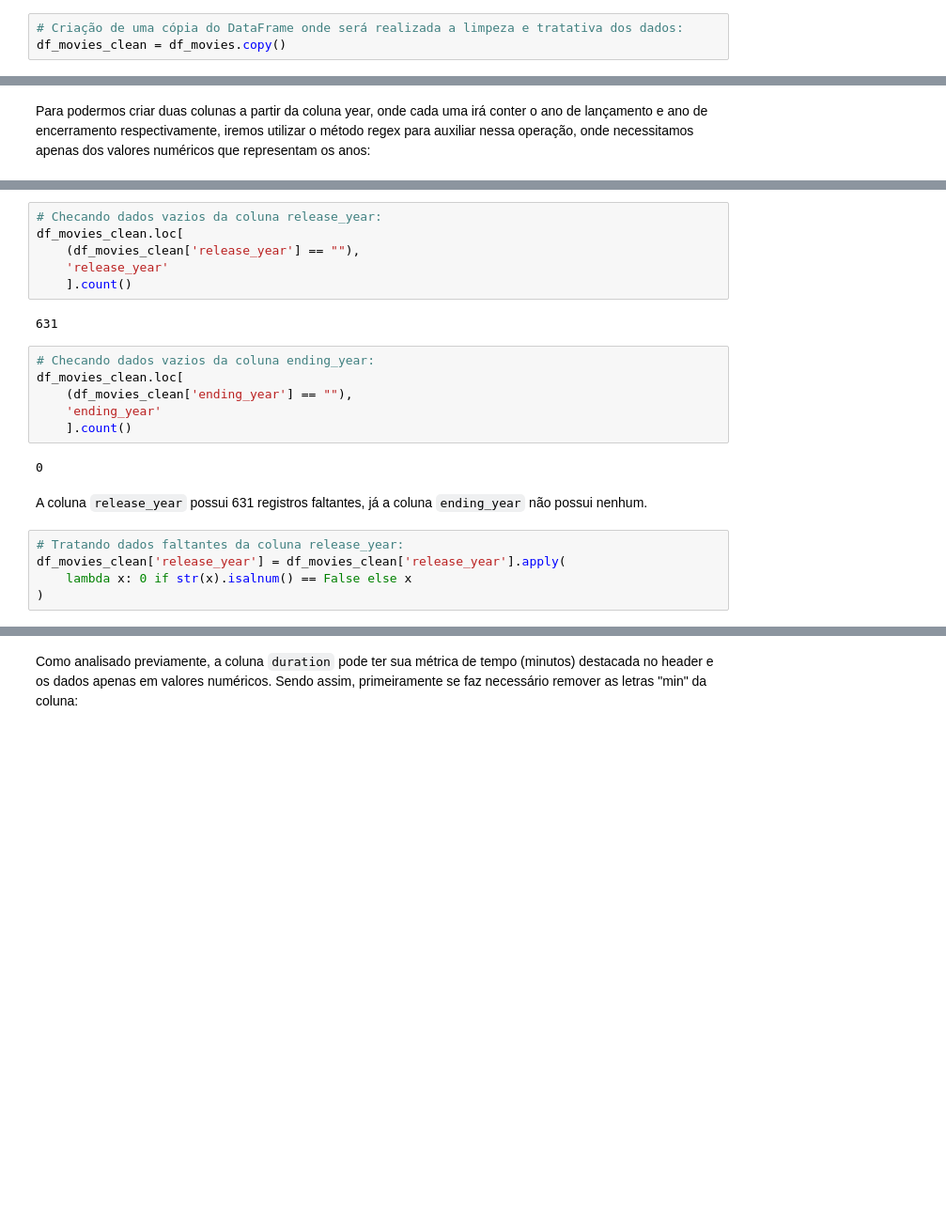
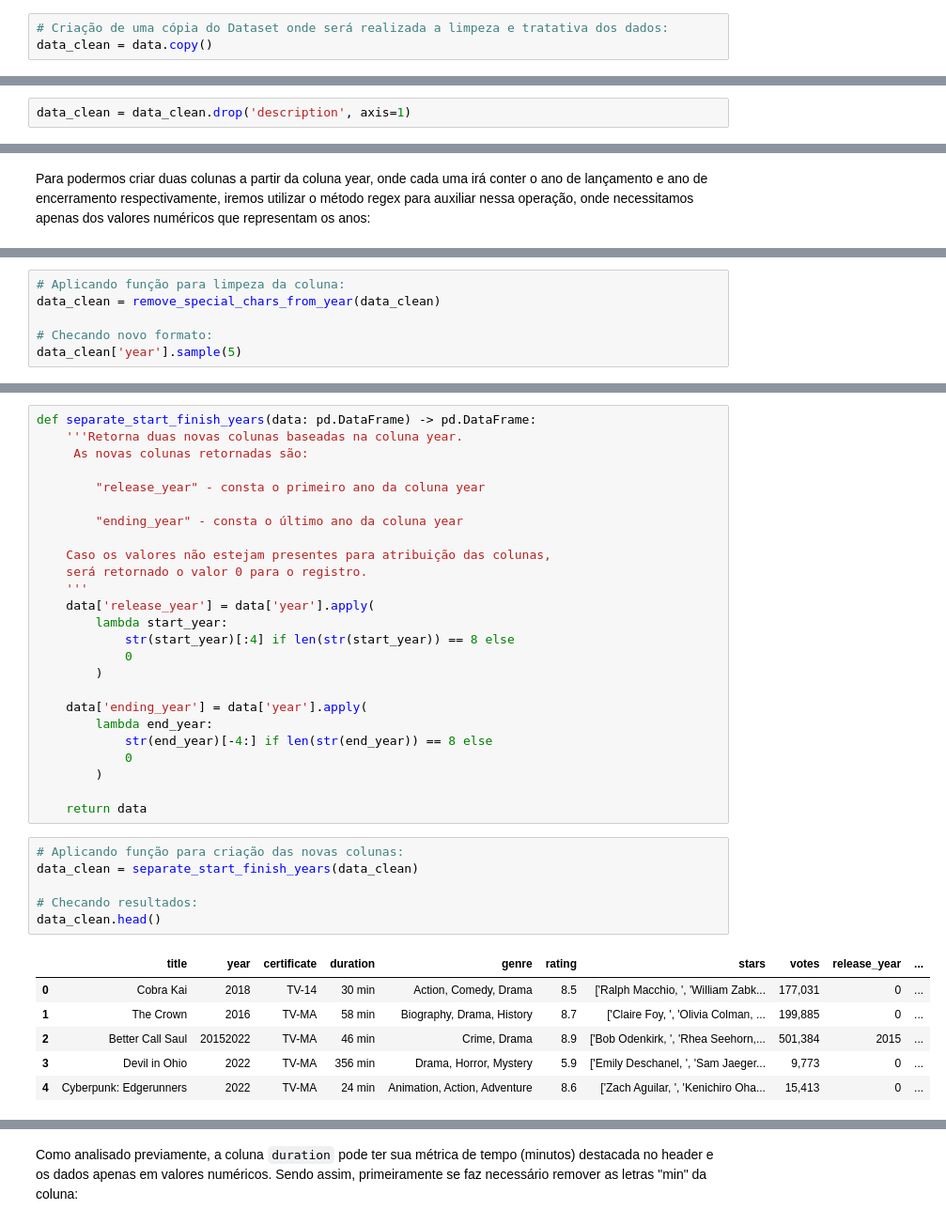
Before and after one commit to JoSEPHDev2022/netflix_movies_analise, a Jupyter notebook: analise.ipynb, the cells around one changed output, grey strips where cells are left out. Shown: that part at 94% size. Saved outputs shown, nothing was run; the diff lists cells and outputs as text; blank space fills up the shorter version.

```diff
--- a/analise.ipynb
+++ b/analise.ipynb
@@ -269,3 +273,3 @@ Algumas conclusões preliminares podem ser feitas sobre certas colunas:
 # %%
-# Criação de uma cópia do DataFrame onde será realizada a limpeza e tratativa dos dados:
-df_movies_clean = df_movies.copy()
+# Criação de uma cópia do Dataset onde será realizada a limpeza e tratativa dos dados:
+data_clean = data.copy()
@@ -272 +278,3 @@ df_movies_clean = df_movies.copy()
+# %%
+data_clean = data_clean.drop('description', axis=1)
 # %% [markdown]
@@ -293,0 +297,6 @@ Name: year, dtype: object
+# %%
+# Aplicando função para limpeza da coluna:
+data_clean = remove_special_chars_from_year(data_clean)
+
+# Checando novo formato:
+data_clean['year'].sample(5)
@@ -329,23 +312,38 @@ Name: ending_year, dtype: object
-# %%
-# Checando dados vazios da coluna release_year:
-df_movies_clean.loc[
-    (df_movies_clean['release_year'] == ""),
-    'release_year'
-    ].count()
-# %% [output]
-631
-# %%
-# Checando dados vazios da coluna ending_year:
-df_movies_clean.loc[
-    (df_movies_clean['ending_year'] == ""),
-    'ending_year'
-    ].count()
-# %% [output]
-0
-# %% [markdown]
-A coluna `release_year` possui 631 registros faltantes, já a coluna `ending_year` não possui nenhum.
-# %%
-# Tratando dados faltantes da coluna release_year:
-df_movies_clean['release_year'] = df_movies_clean['release_year'].apply(
-    lambda x: 0 if str(x).isalnum() == False else x
-)
+# %%
+def separate_start_finish_years(data: pd.DataFrame) -> pd.DataFrame:
+    '''Retorna duas novas colunas baseadas na coluna year.
+     As novas colunas retornadas são:
+
+        "release_year" - consta o primeiro ano da coluna year
+
+        "ending_year" - consta o último ano da coluna year
+
+    Caso os valores não estejam presentes para atribuição das colunas,
+    será retornado o valor 0 para o registro.
+    '''
+    data['release_year'] = data['year'].apply(
+        lambda start_year:
+            str(start_year)[:4] if len(str(start_year)) == 8 else
+            0
+        )
+
+    data['ending_year'] = data['year'].apply(
+        lambda end_year:
+            str(end_year)[-4:] if len(str(end_year)) == 8 else
+            0
+        )
+
+    return data
+# %%
+# Aplicando função para criação das novas colunas:
+data_clean = separate_start_finish_years(data_clean)
+
+# Checando resultados:
+data_clean.head()
+# %% [output]
+|  | title | year | certificate | duration | genre | rating | stars | votes | release_year | ... |
+| 0 | Cobra Kai | 2018 | TV-14 | 30 min | Action, Comedy, Drama | 8.5 | ['Ralph Macchio, ', 'William Zabk... | 177,031 | 0 | ... |
+| 1 | The Crown | 2016 | TV-MA | 58 min | Biography, Drama, History | 8.7 | ['Claire Foy, ', 'Olivia Colman, ... | 199,885 | 0 | ... |
+| 2 | Better Call Saul | 20152022 | TV-MA | 46 min | Crime, Drama | 8.9 | ['Bob Odenkirk, ', 'Rhea Seehorn,... | 501,384 | 2015 | ... |
+| 3 | Devil in Ohio | 2022 | TV-MA | 356 min | Drama, Horror, Mystery | 5.9 | ['Emily Deschanel, ', 'Sam Jaeger... | 9,773 | 0 | ... |
+| 4 | Cyberpunk: Edgerunners | 2022 | TV-MA | 24 min | Animation, Action, Adventure | 8.6 | ['Zach Aguilar, ', 'Kenichiro Oha... | 15,413 | 0 | ... |
```
Also changed, not shown: parts of 67 cells of this notebook.
